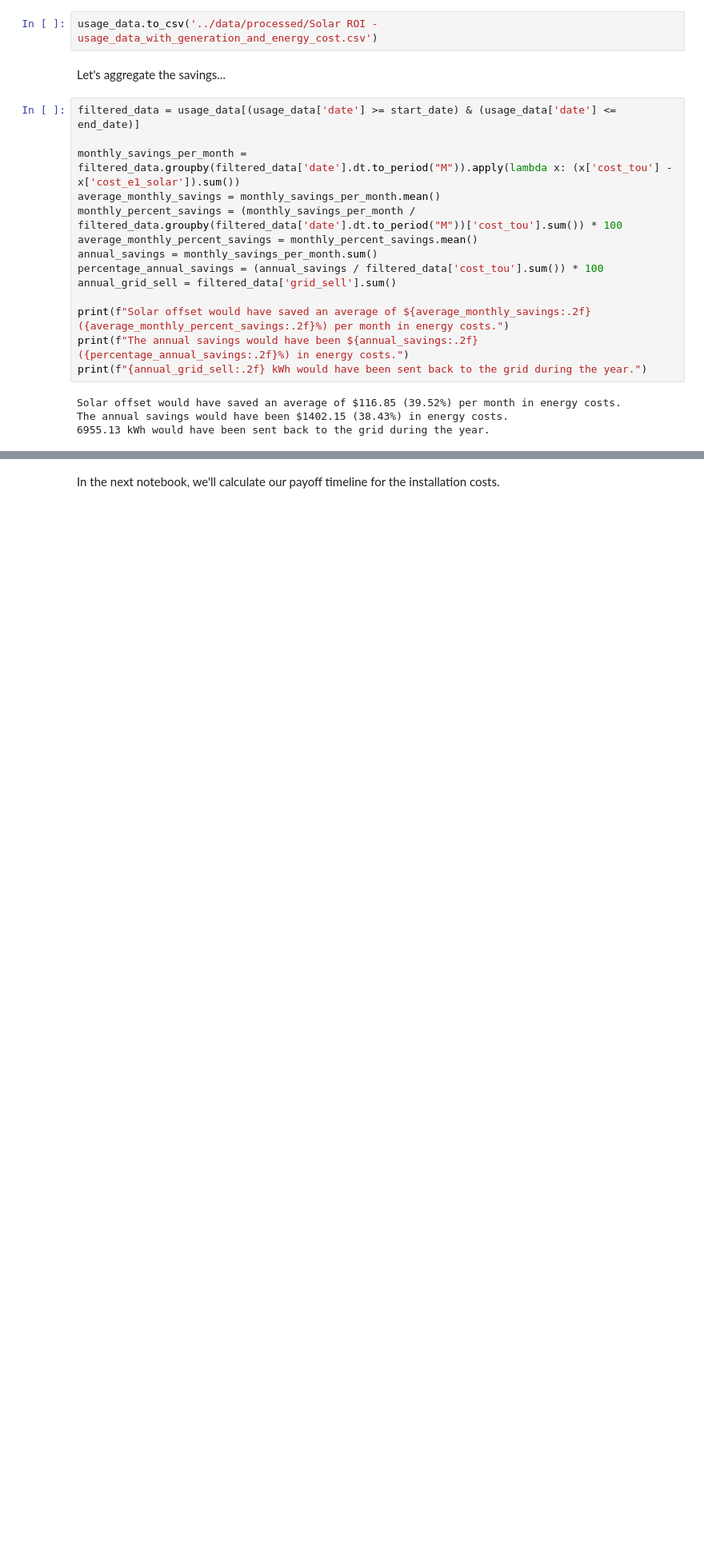
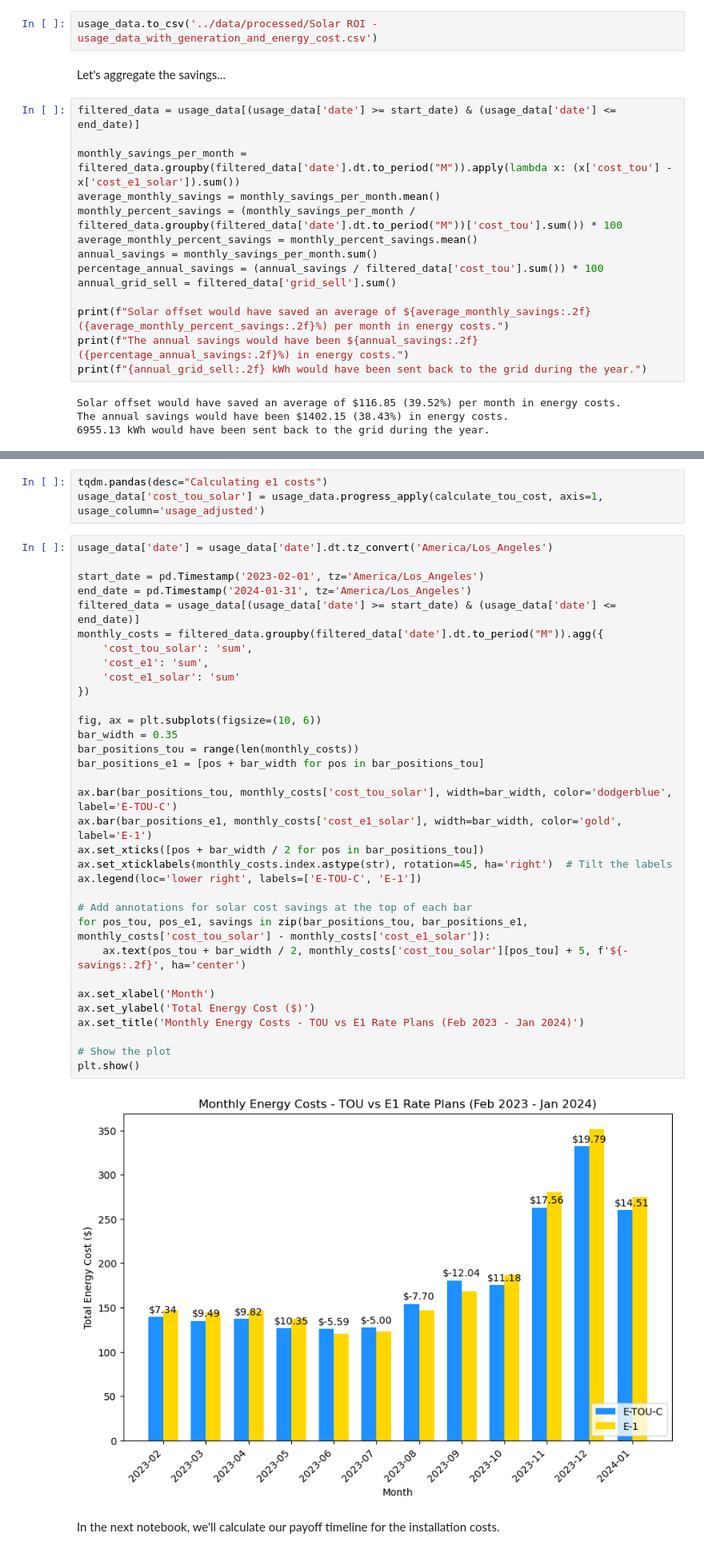
Before and after one commit to tedski/solar-roi, a Jupyter notebook: notebooks/02-energy-cost-calculation-notebook.ipynb, the cells around one changed output, grey strips where cells are left out. Shown: that part at 80% size. Saved outputs shown, nothing was run; the diff lists cells and outputs as text; blank space fills up the shorter version.

Commit message:
Compare E-TOU-C and E-1 both solar offset.

```diff
--- a/notebooks/02-energy-cost-calculation-notebook.ipynb
+++ b/notebooks/02-energy-cost-calculation-notebook.ipynb
@@ -218,2 +220,40 @@ The annual savings would have been $1402.15 (38.43%) in energy costs.
+# %%
+tqdm.pandas(desc="Calculating e1 costs")
+usage_data['cost_tou_solar'] = usage_data.progress_apply(calculate_tou_cost, axis=1, usage_column='usage_adjusted')
+# %%
+usage_data['date'] = usage_data['date'].dt.tz_convert('America/Los_Angeles')
+
+start_date = pd.Timestamp('2023-02-01', tz='America/Los_Angeles')
+end_date = pd.Timestamp('2024-01-31', tz='America/Los_Angeles')
+filtered_data = usage_data[(usage_data['date'] >= start_date) & (usage_data['date'] <= end_date)]
+monthly_costs = filtered_data.groupby(filtered_data['date'].dt.to_period("M")).agg({
+    'cost_tou_solar': 'sum',
+    'cost_e1': 'sum',
+    'cost_e1_solar': 'sum'
+})
+
+fig, ax = plt.subplots(figsize=(10, 6))
+bar_width = 0.35
+bar_positions_tou = range(len(monthly_costs))
+bar_positions_e1 = [pos + bar_width for pos in bar_positions_tou]
+
+ax.bar(bar_positions_tou, monthly_costs['cost_tou_solar'], width=bar_width, color='dodgerblue', label='E-TOU-C')
+ax.bar(bar_positions_e1, monthly_costs['cost_e1_solar'], width=bar_width, color='gold', label='E-1')
+ax.set_xticks([pos + bar_width / 2 for pos in bar_positions_tou])
+ax.set_xticklabels(monthly_costs.index.astype(str), rotation=45, ha='right')  # Tilt the labels
+ax.legend(loc='lower right', labels=['E-TOU-C', 'E-1'])
+
+# Add annotations for solar cost savings at the top of each bar
+for pos_tou, pos_e1, savings in zip(bar_positions_tou, bar_positions_e1, monthly_costs['cost_tou_solar'] - monthly_costs['cost_e1_solar']):
+    ax.text(pos_tou + bar_width / 2, monthly_costs['cost_tou_solar'][pos_tou] + 5, f'${-savings:.2f}', ha='center')
+
+ax.set_xlabel('Month')
+ax.set_ylabel('Total Energy Cost ($)')
+ax.set_title('Monthly Energy Costs - TOU vs E1 Rate Plans (Feb 2023 - Jan 2024)')
+
+# Show the plot
+plt.show()
+# %% [output]
+[figure, added]
 # %% [markdown]
 In the next notebook, we'll calculate our payoff timeline for the installation costs.
```
Also changed, not shown: parts of 1 cell of this notebook.
